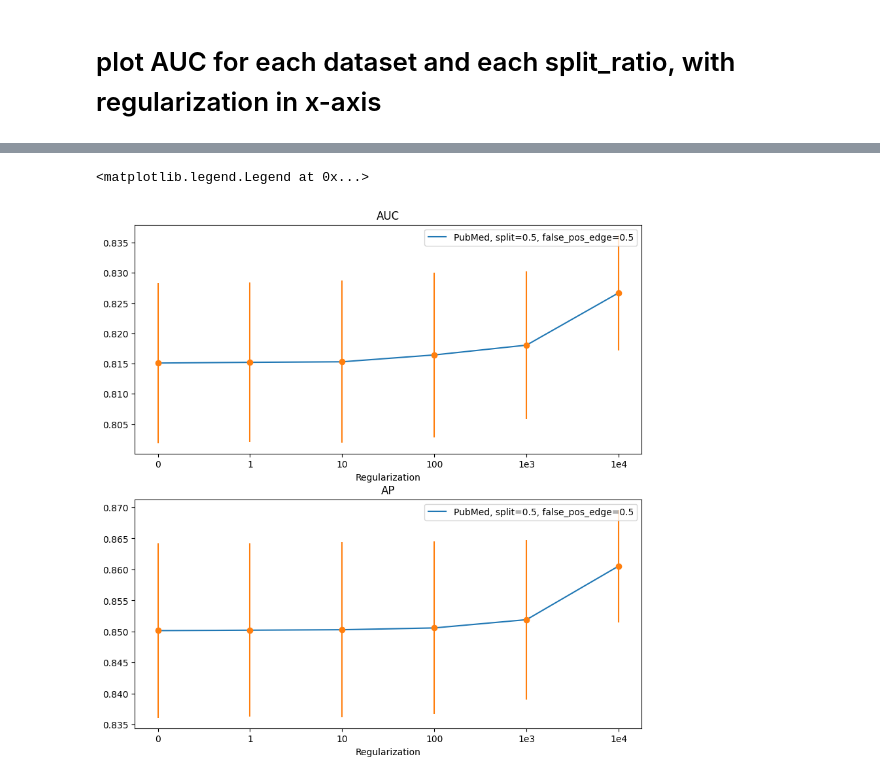
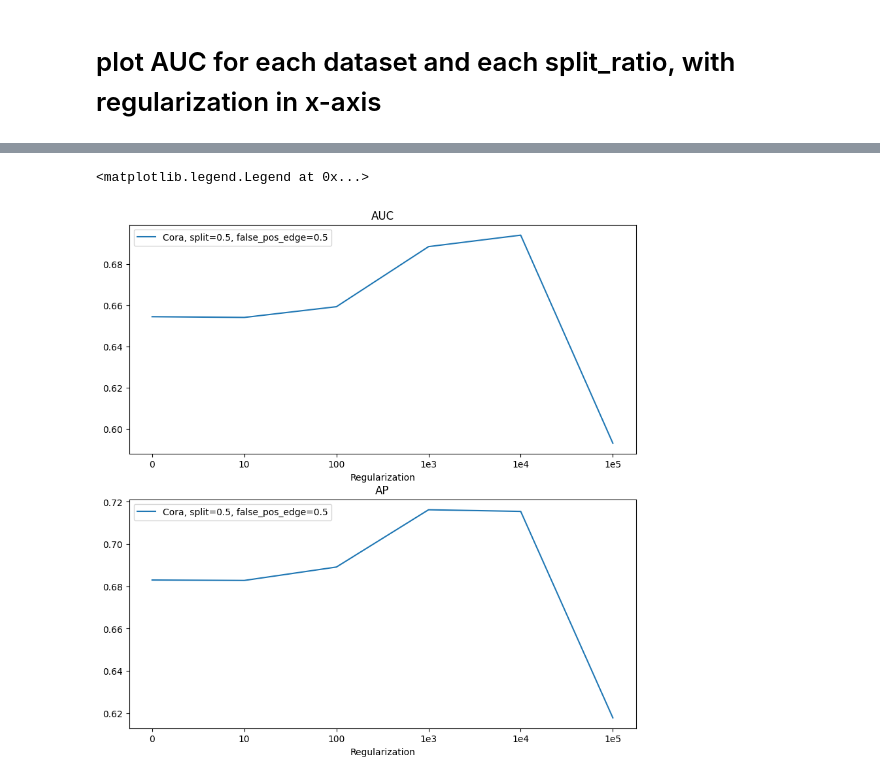
Before and after one commit to FDUguchunhui/latent-space-constraint-GNN, a Jupyter notebook: notebook/analysis/aggregation.ipynb, the cells around one changed output, grey strips where cells are left out. Cells and saved outputs as stored; diff of their text form; code cells hidden in the pictures.

```diff
--- a/notebook/analysis/aggregation.ipynb
+++ b/notebook/analysis/aggregation.ipynb
@@ -38,6 +15,6 @@ df
 # %%
 # calculate mean and std for auc and ap group by dataset and split_ratio
-df_agg = df.groupby(['dataset', 'split_ratio', 'regularization']).agg({'AUC': ['mean', 'std'], 'AP': ['mean', 'std'], 'execution_time': ['mean', 'std']})
+df_agg = df.groupby(['dataset', 'split_ratio', 'regularization']).agg({'AUC': ['mean', 'std'], 'AP': ['mean', 'std'], 'execution_time': ['mean', 'std'], 'best_epochs': 'mean'})
 # ungroup the index
 df_agg = df_agg.reset_index()
 # %%
@@ -57,14 +34,14 @@ df_agg[df_agg['dataset'] == 'PubMed'].sort_values(by=['split_ratio', 'regulariza
 fig, ax = plt.subplots(figsize=(20, 10))
 
 # Get unique seeds
-dataset = 'PubMed'
+dataset = 'Cora'
 split = 0.5
 false_pos_edge = 0.5
 seeds = df['seed'].unique()
 
 # plot AUC
 for seed in seeds:
-    ax.plot([0, 1, 2, 3, 4, 5], df[(df['seed'] == seed)]['AUC'],
+    ax.plot([0, 1, 2, 3, 4, 5], df[(df['seed'] == seed)]['AP'],
                label=f'dataset={dataset}, split={split}, false_pos_edge={false_pos_edge}, seed={seed}')
 
 ax.set_xticks([0, 1, 2, 3, 4, 5])
@@ -78,32 +55,32 @@ ax.legend()
 # %%
 fig, ax = plt.subplots(2, 1, figsize=(10, 10))
 
 # plot AUC
 ax[0].plot([0, 1, 2, 3, 4, 5],
            df_agg[(df_agg['dataset'] == dataset)]['AUC']['mean'], label=f'{dataset}, split=0.5, false_pos_edge=0.5')
-ax[0].errorbar([0, 1, 2, 3, 4, 5],
-               df_agg[(df_agg['dataset'] == dataset)]['AUC']['mean'],
-               yerr=df_agg[(df_agg['dataset'] == dataset)]['AUC']['std'], fmt='o')
+# ax[0].errorbar([0, 1, 2, 3, 4, 5],
+#                df_agg[(df_agg['dataset'] == dataset)]['AUC']['mean'],
+#                yerr=df_agg[(df_agg['dataset'] == dataset)]['AUC']['std'], fmt='o')
 ax[0].set_xticks([0, 1, 2, 3, 4, 5])
-ax[0].set_xticklabels(['0', '1', '10', '100', '1e3', '1e4'])
+ax[0].set_xticklabels(['0', '10', '100', '1e3', '1e4', '1e5'])
 ax[0].set_xlabel('Regularization')
 ax[0].set_title('AUC')
 ax[0].legend()
 
 # plot AP
 ax[1].plot([0, 1, 2, 3, 4, 5],
            df_agg[(df_agg['dataset'] == dataset)]['AP']['mean'], label=f'{dataset}, split=0.5, false_pos_edge=0.5')
-ax[1].errorbar([0, 1, 2, 3, 4, 5],
-               df_agg[(df_agg['dataset'] == dataset)]['AP']['mean'],
-               yerr=df_agg[(df_agg['dataset'] == dataset)]['AP']['std'], fmt='o')
+# ax[1].errorbar([0, 1, 2, 3, 4, 5],
+#                df_agg[(df_agg['dataset'] == dataset)]['AP']['mean'],
+#                yerr=df_agg[(df_agg['dataset'] == dataset)]['AP']['std'], fmt='o')
 ax[1].set_xticks([0, 1, 2, 3, 4, 5])
-ax[1].set_xticklabels(['0', '1', '10', '100', '1e3', '1e4'])
+ax[1].set_xticklabels(['0', '10', '100', '1e3', '1e4', '1e5'])
 ax[1].set_xlabel('Regularization')
 ax[1].set_title('AP')
 ax[1].legend()
 # %% [output]
 <matplotlib.legend.Legend at 0x...>
-[figure, old version]
+[figure, new version]
 # %%
 # plot execution time over different regularization
 fig, ax = plt.subplots(figsize=(10, 10))
```
Also changed, not shown: parts of 5 cells of this notebook, 4 other files.
